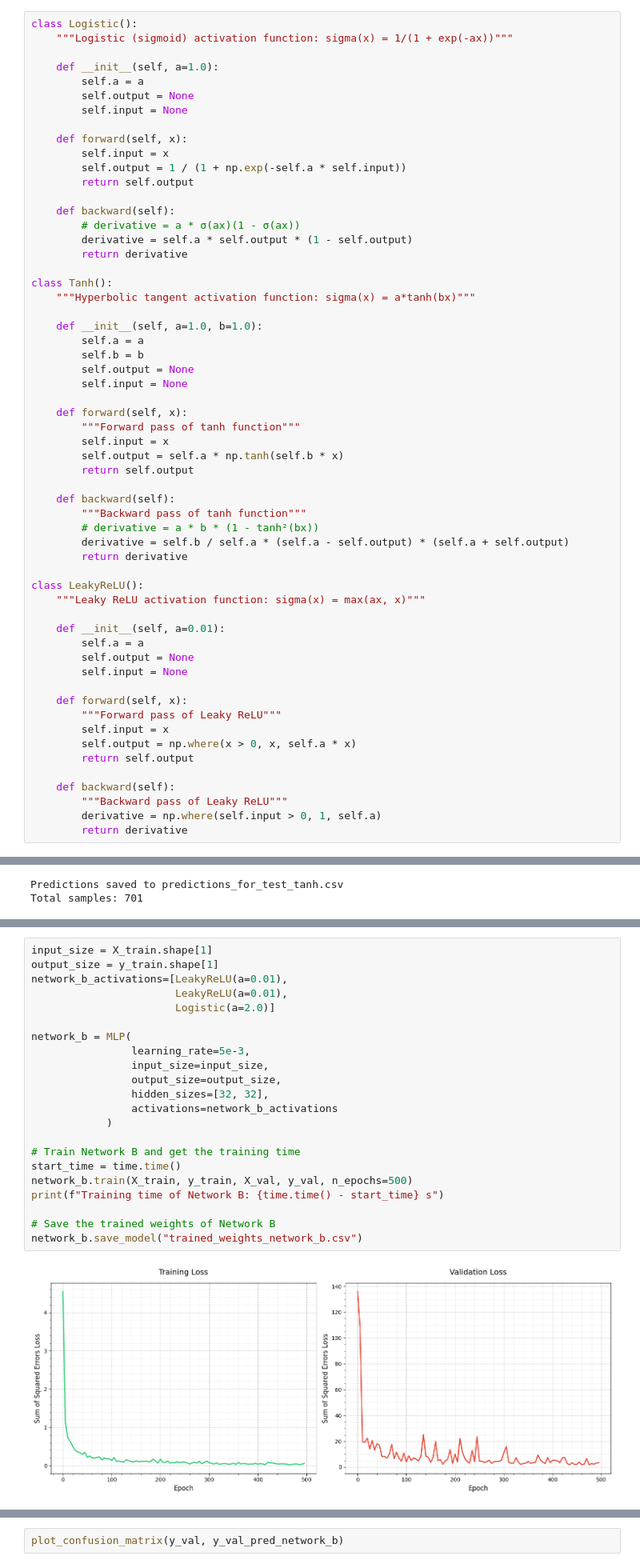
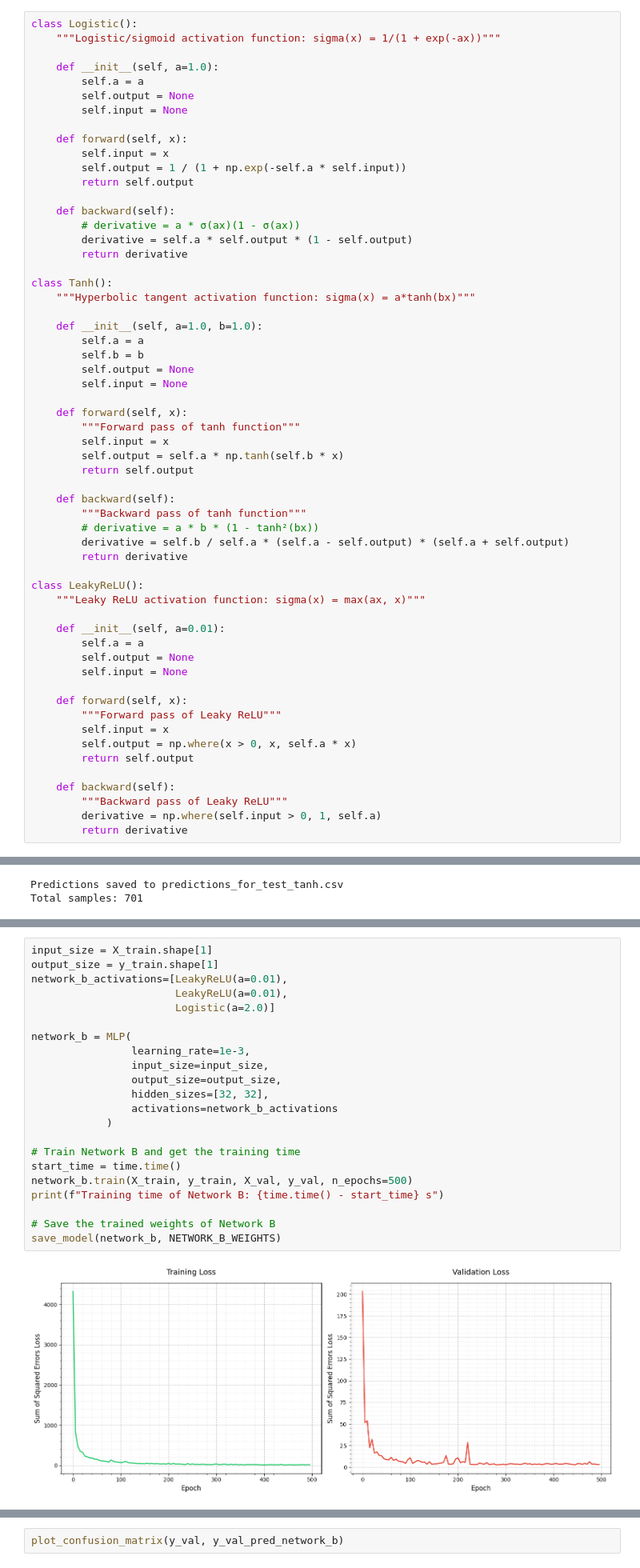
Before and after one commit to lendl-uy/ai201, a Jupyter notebook: programming_hw_3/ai201_pa3_jan_lendl_uy.ipynb, the cells around one changed output, grey strips where cells are left out. Shown at 80% size. Drawn from its saved outputs; the diff is of its cells as text.

```diff
--- a/programming_hw_3/ai201_pa3_jan_lendl_uy.ipynb
+++ b/programming_hw_3/ai201_pa3_jan_lendl_uy.ipynb
@@ -242,6 +262,6 @@ class Linear:
 # %%
 class Logistic():
-    """Logistic (sigmoid) activation function: sigma(x) = 1/(1 + exp(-ax))"""
+    """Logistic/sigmoid activation function: sigma(x) = 1/(1 + exp(-ax))"""
 
     def __init__(self, a=1.0):
         self.a = a
@@ -925,24 +965,24 @@ Total samples: 701
 # %%
 input_size = X_train.shape[1]
 output_size = y_train.shape[1]
 network_b_activations=[LeakyReLU(a=0.01),
                        LeakyReLU(a=0.01),
                        Logistic(a=2.0)]
 
 network_b = MLP(
-                learning_rate=5e-3,
+                learning_rate=1e-3,
                 input_size=input_size,
                 output_size=output_size,
                 hidden_sizes=[32, 32],
                 activations=network_b_activations
             )
 
 # Train Network B and get the training time
 start_time = time.time()
 network_b.train(X_train, y_train, X_val, y_val, n_epochs=500)
 print(f"Training time of Network B: {time.time() - start_time} s")
 
 # Save the trained weights of Network B
-network_b.save_model("trained_weights_network_b.csv")
+save_model(network_b, NETWORK_B_WEIGHTS)
 # %% [output]
-[figure, old version]
+[figure, new version]
```
Also changed, not shown: parts of 29 cells of this notebook, 4 other files.
